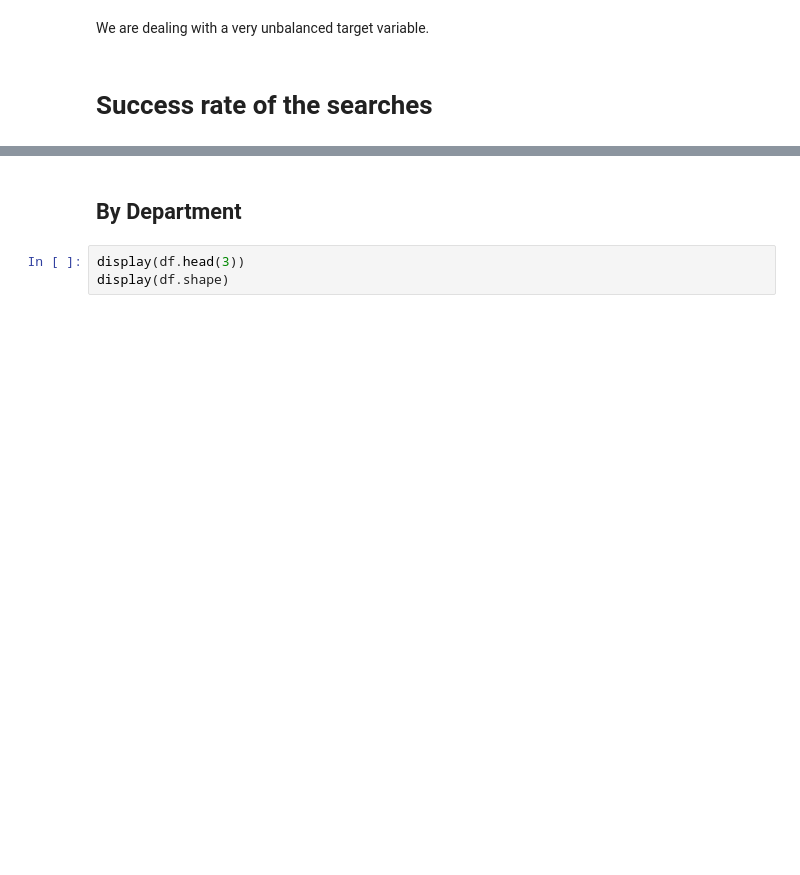
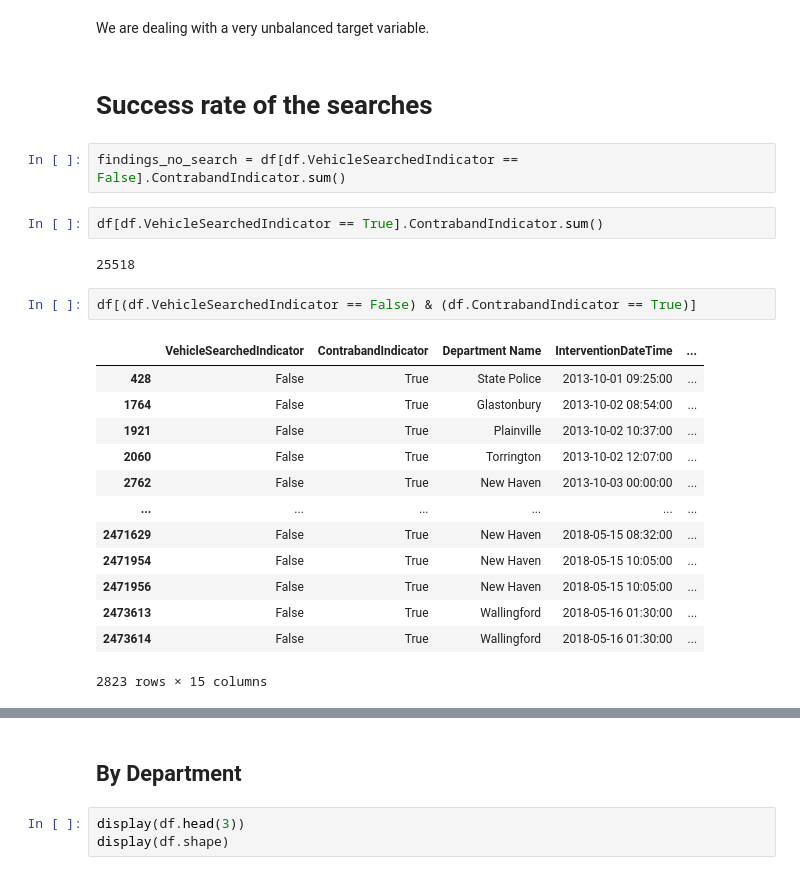
Before and after one commit to snovaisg/Capstone, a Jupyter notebook: EDA.ipynb, the cells around one changed output, grey strips where cells are left out. Saved outputs shown, nothing was run; the diff lists cells and outputs as text; blank space fills up the shorter version.

```diff
--- a/EDA.ipynb
+++ b/EDA.ipynb
@@ -154,3 +324,25 @@ Name: ContrabandIndicator, dtype: object
 We are dealing with a very unbalanced target variable.
 # %% [markdown]
 # Success rate of the searches
+# %%
+findings_no_search = df[df.VehicleSearchedIndicator == False].ContrabandIndicator.sum()
+# %%
+df[df.VehicleSearchedIndicator == True].ContrabandIndicator.sum()
+# %% [output]
+25518
+# %%
+df[(df.VehicleSearchedIndicator == False) & (df.ContrabandIndicator == True)]
+# %% [output]
+|  | VehicleSearchedIndicator | ContrabandIndicator | Department Name | InterventionDateTime | ... |
+| 428 | False | True | State Police | 2013-10-01 09:25:00 | ... |
+| 1764 | False | True | Glastonbury | 2013-10-02 08:54:00 | ... |
+| 1921 | False | True | Plainville | 2013-10-02 10:37:00 | ... |
+| 2060 | False | True | Torrington | 2013-10-02 12:07:00 | ... |
+| 2762 | False | True | New Haven | 2013-10-03 00:00:00 | ... |
+| ... | ... | ... | ... | ... | ... |
+| 2471629 | False | True | New Haven | 2018-05-15 08:32:00 | ... |
+| 2471954 | False | True | New Haven | 2018-05-15 10:05:00 | ... |
+| 2471956 | False | True | New Haven | 2018-05-15 10:05:00 | ... |
+| 2473613 | False | True | Wallingford | 2018-05-16 01:30:00 | ... |
+| 2473614 | False | True | Wallingford | 2018-05-16 01:30:00 | ... |
+2823 rows × 15 columns
```
Also changed, not shown: parts of 55 cells of this notebook, 5 other files.
